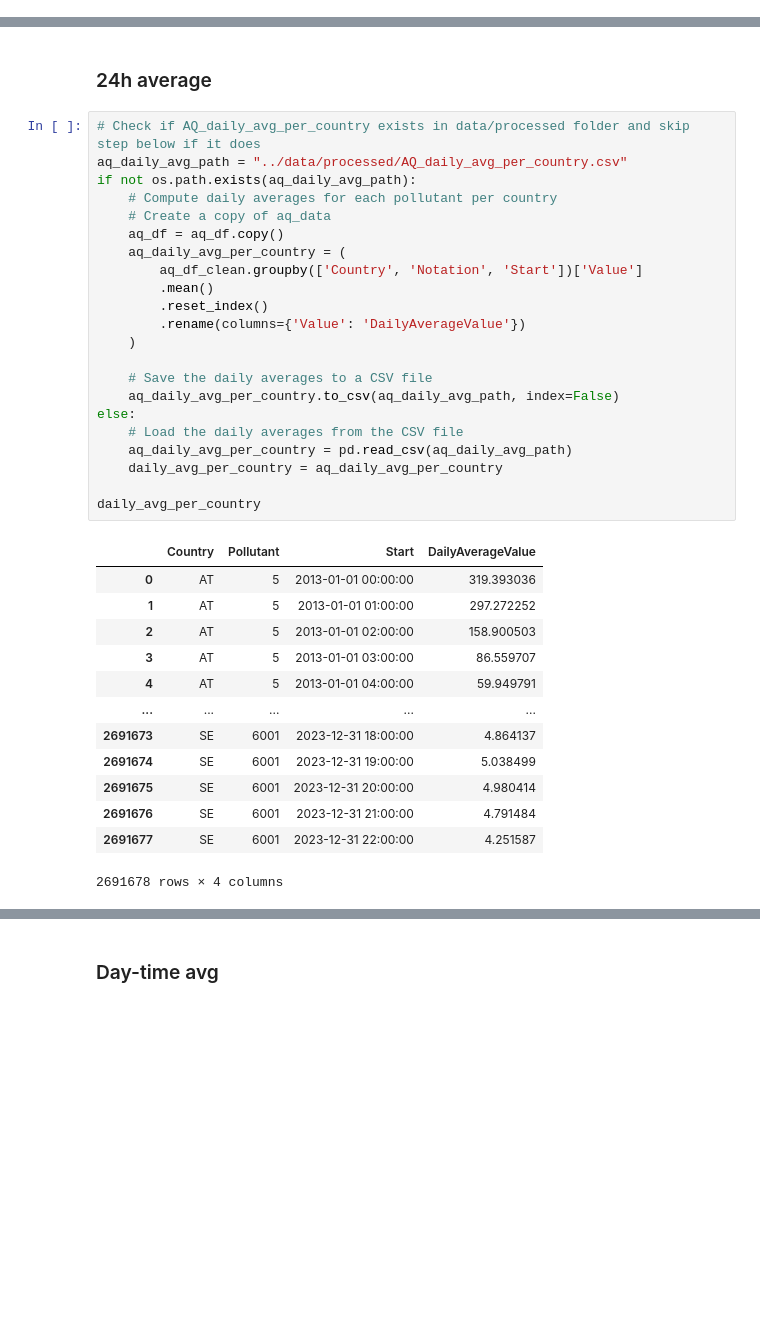
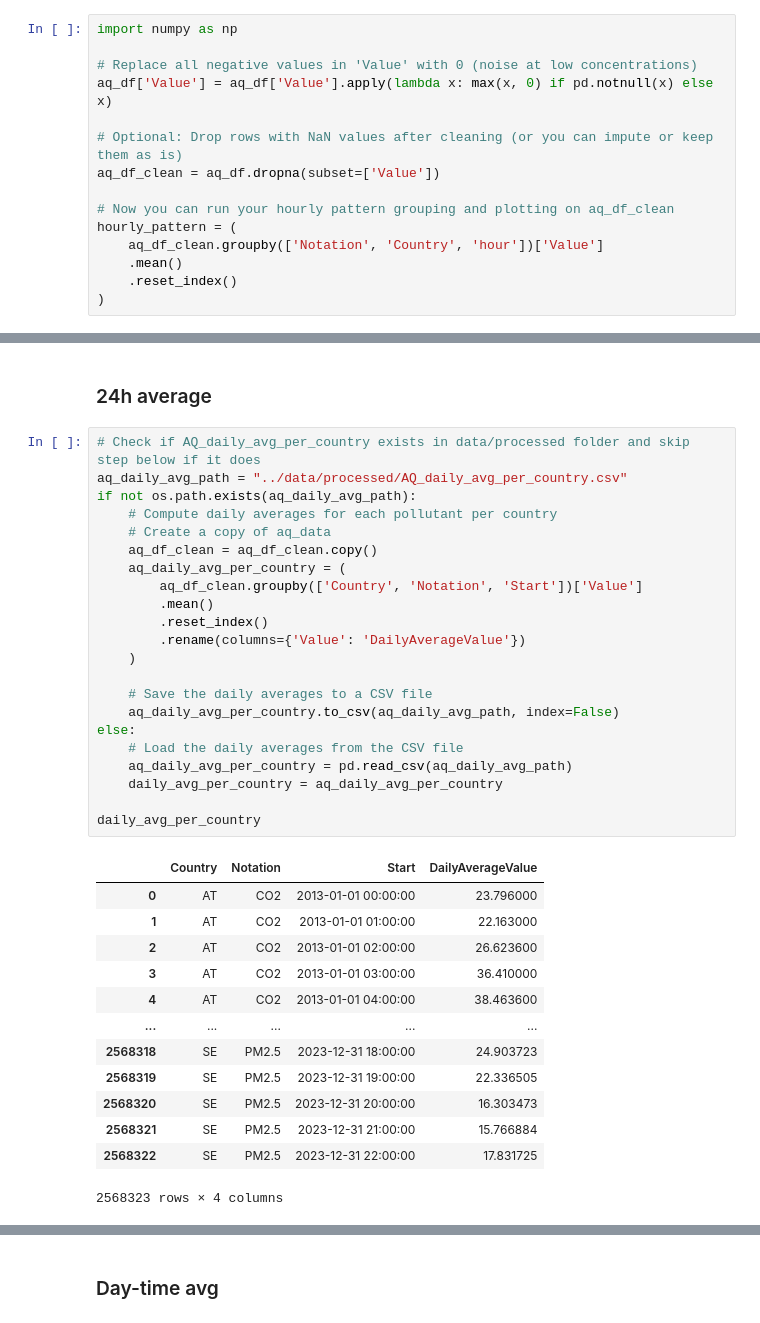
Before and after one commit to JskifterJ/DSML, a Jupyter notebook: notebooks/air_quality_data_V2.ipynb, the cells around one changed output, grey strips where cells are left out. Drawn from its saved outputs; the diff is of its cells as text; blank space fills up the shorter version.

```diff
--- a/notebooks/air_quality_data_V2.ipynb
+++ b/notebooks/air_quality_data_V2.ipynb
@@ -163,5 +207,20 @@ station_density
 # %% [markdown]
 ### cleaning Norway data
+# %%
+import numpy as np
+
+# Replace all negative values in 'Value' with 0 (noise at low concentrations)
+aq_df['Value'] = aq_df['Value'].apply(lambda x: max(x, 0) if pd.notnull(x) else x)
+
+# Optional: Drop rows with NaN values after cleaning (or you can impute or keep them as is)
+aq_df_clean = aq_df.dropna(subset=['Value'])
+
+# Now you can run your hourly pattern grouping and plotting on aq_df_clean
+hourly_pattern = (
+    aq_df_clean.groupby(['Notation', 'Country', 'hour'])['Value']
+    .mean()
+    .reset_index()
+)
 # %%
 import numpy as np
 
@@ -229,39 +288,39 @@ hourly_pattern = (
 # %%
 # Check if AQ_daily_avg_per_country exists in data/processed folder and skip step below if it does
 aq_daily_avg_path = "../data/processed/AQ_daily_avg_per_country.csv"
 if not os.path.exists(aq_daily_avg_path):
     # Compute daily averages for each pollutant per country
     # Create a copy of aq_data
-    aq_df = aq_df.copy()
+    aq_df_clean = aq_df_clean.copy()
     aq_daily_avg_per_country = (
         aq_df_clean.groupby(['Country', 'Notation', 'Start'])['Value']
         .mean()
         .reset_index()
         .rename(columns={'Value': 'DailyAverageValue'})
     )
 
     # Save the daily averages to a CSV file
     aq_daily_avg_per_country.to_csv(aq_daily_avg_path, index=False)
 else:
     # Load the daily averages from the CSV file
     aq_daily_avg_per_country = pd.read_csv(aq_daily_avg_path)
     daily_avg_per_country = aq_daily_avg_per_country
 
 daily_avg_per_country
 # %% [output]
-|  | Country | Pollutant | Start | DailyAverageValue |
-| 0 | AT | 5 | 2013-01-01 00:00:00 | 319.393036 |
-| 1 | AT | 5 | 2013-01-01 01:00:00 | 297.272252 |
-| 2 | AT | 5 | 2013-01-01 02:00:00 | 158.900503 |
-| 3 | AT | 5 | 2013-01-01 03:00:00 | 86.559707 |
-| 4 | AT | 5 | 2013-01-01 04:00:00 | 59.949791 |
+|  | Country | Notation | Start | DailyAverageValue |
+| 0 | AT | CO2 | 2013-01-01 00:00:00 | 23.796000 |
+| 1 | AT | CO2 | 2013-01-01 01:00:00 | 22.163000 |
+| 2 | AT | CO2 | 2013-01-01 02:00:00 | 26.623600 |
+| 3 | AT | CO2 | 2013-01-01 03:00:00 | 36.410000 |
+| 4 | AT | CO2 | 2013-01-01 04:00:00 | 38.463600 |
 | ... | ... | ... | ... | ... |
-| 2691673 | SE | 6001 | 2023-12-31 18:00:00 | 4.864137 |
-| 2691674 | SE | 6001 | 2023-12-31 19:00:00 | 5.038499 |
-| 2691675 | SE | 6001 | 2023-12-31 20:00:00 | 4.980414 |
-| 2691676 | SE | 6001 | 2023-12-31 21:00:00 | 4.791484 |
-| 2691677 | SE | 6001 | 2023-12-31 22:00:00 | 4.251587 |
+| 2568318 | SE | PM2.5 | 2023-12-31 18:00:00 | 24.903723 |
+| 2568319 | SE | PM2.5 | 2023-12-31 19:00:00 | 22.336505 |
+| 2568320 | SE | PM2.5 | 2023-12-31 20:00:00 | 16.303473 |
+| 2568321 | SE | PM2.5 | 2023-12-31 21:00:00 | 15.766884 |
+| 2568322 | SE | PM2.5 | 2023-12-31 22:00:00 | 17.831725 |
-2691678 rows × 4 columns
+2568323 rows × 4 columns
 # %%
 #summary statistics of daily average values
 daily_avg_per_country.describe()
```
Also changed, not shown: parts of 12 cells of this notebook, 6 other files.
